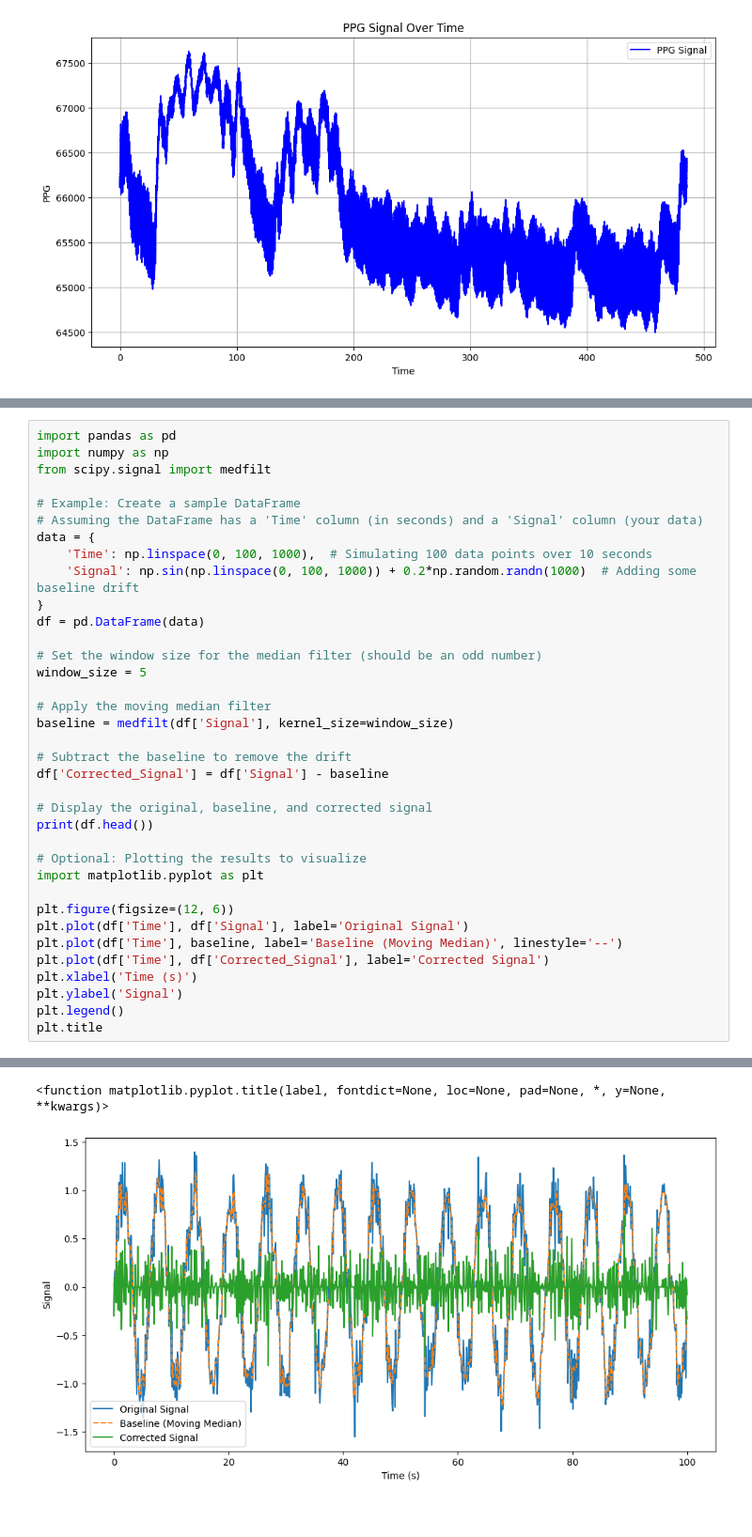
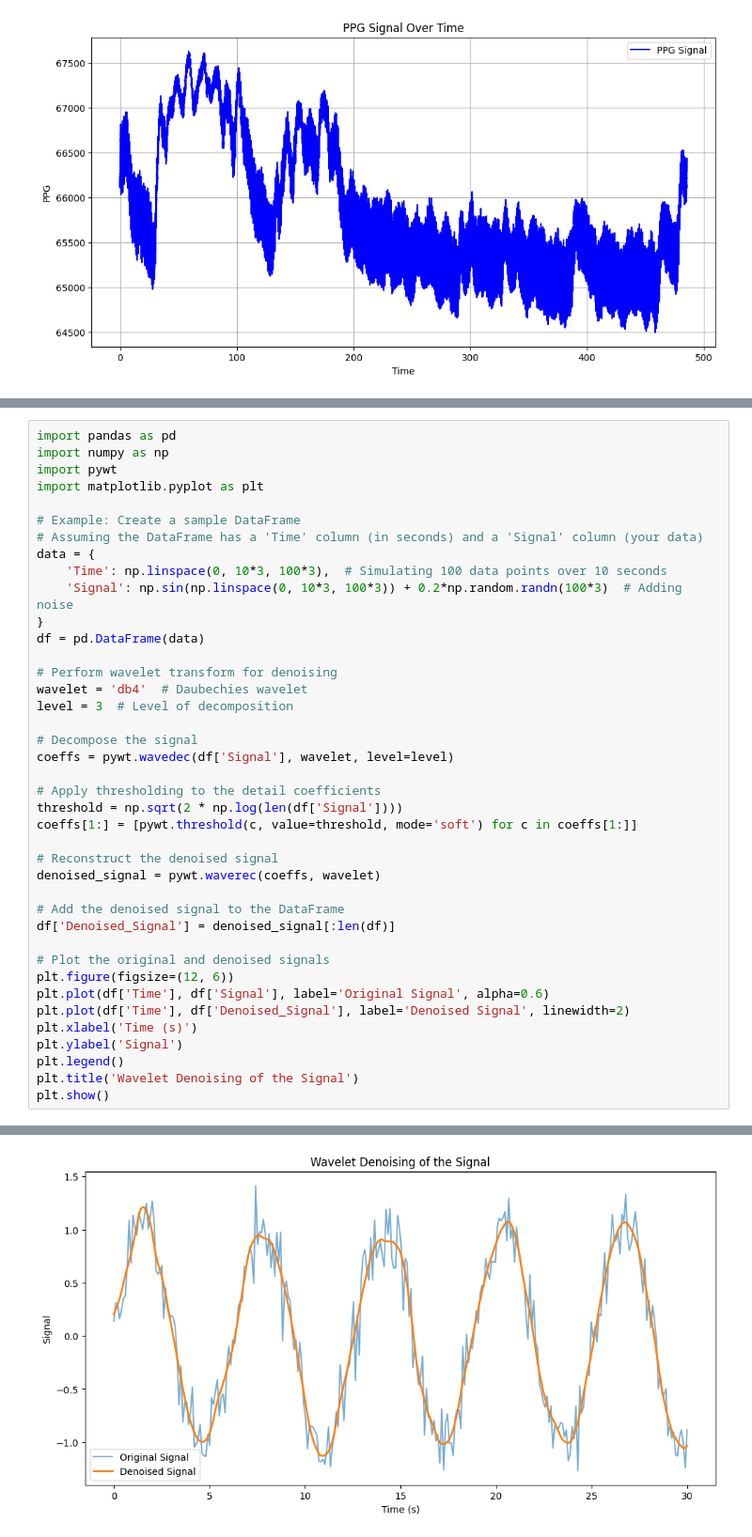
Before and after one commit to HRJ369/DH_307, a Jupyter notebook: dh307_PT3.ipynb, the cells around one changed output, grey strips where cells are left out. Shown at 94% size. Saved outputs shown, nothing was run; the diff lists cells and outputs as text.

```diff
--- a/dh307_PT3.ipynb
+++ b/dh307_PT3.ipynb
@@ -63,37 +99,41 @@ plt.show()
 # %%
 import pandas as pd
 import numpy as np
-from scipy.signal import medfilt
+import pywt
+import matplotlib.pyplot as plt
 
 # Example: Create a sample DataFrame
 # Assuming the DataFrame has a 'Time' column (in seconds) and a 'Signal' column (your data)
 data = {
-    'Time': np.linspace(0, 100, 1000),  # Simulating 100 data points over 10 seconds
-    'Signal': np.sin(np.linspace(0, 100, 1000)) + 0.2*np.random.randn(1000)  # Adding some baseline drift
+    'Time': np.linspace(0, 10*3, 100*3),  # Simulating 100 data points over 10 seconds
+    'Signal': np.sin(np.linspace(0, 10*3, 100*3)) + 0.2*np.random.randn(100*3)  # Adding noise
 }
 df = pd.DataFrame(data)
 
-# Set the window size for the median filter (should be an odd number)
-window_size = 5
+# Perform wavelet transform for denoising
+wavelet = 'db4'  # Daubechies wavelet
+level = 3  # Level of decomposition
 
-# Apply the moving median filter
-baseline = medfilt(df['Signal'], kernel_size=window_size)
+# Decompose the signal
+coeffs = pywt.wavedec(df['Signal'], wavelet, level=level)
 
-# Subtract the baseline to remove the drift
-df['Corrected_Signal'] = df['Signal'] - baseline
+# Apply thresholding to the detail coefficients
+threshold = np.sqrt(2 * np.log(len(df['Signal'])))
+coeffs[1:] = [pywt.threshold(c, value=threshold, mode='soft') for c in coeffs[1:]]
 
-# Display the original, baseline, and corrected signal
-print(df.head())
+# Reconstruct the denoised signal
+denoised_signal = pywt.waverec(coeffs, wavelet)
 
-# Optional: Plotting the results to visualize
-import matplotlib.pyplot as plt
+# Add the denoised signal to the DataFrame
+df['Denoised_Signal'] = denoised_signal[:len(df)]
 
+# Plot the original and denoised signals
 plt.figure(figsize=(12, 6))
-plt.plot(df['Time'], df['Signal'], label='Original Signal')
-plt.plot(df['Time'], baseline, label='Baseline (Moving Median)', linestyle='--')
-plt.plot(df['Time'], df['Corrected_Signal'], label='Corrected Signal')
+plt.plot(df['Time'], df['Signal'], label='Original Signal', alpha=0.6)
+plt.plot(df['Time'], df['Denoised_Signal'], label='Denoised Signal', linewidth=2)
 plt.xlabel('Time (s)')
 plt.ylabel('Signal')
 plt.legend()
-plt.title
+plt.title('Wavelet Denoising of the Signal')
+plt.show()
 # %% [output]
@@ -106,3 +140,2 @@ plt.title
-<function matplotlib.pyplot.title(label, fontdict=None, loc=None, pad=None, *, y=None, **kwargs)>
-[figure, old version]
+[figure, new version]
 # %%
```
Also changed, not shown: parts of 7 cells of this notebook.
